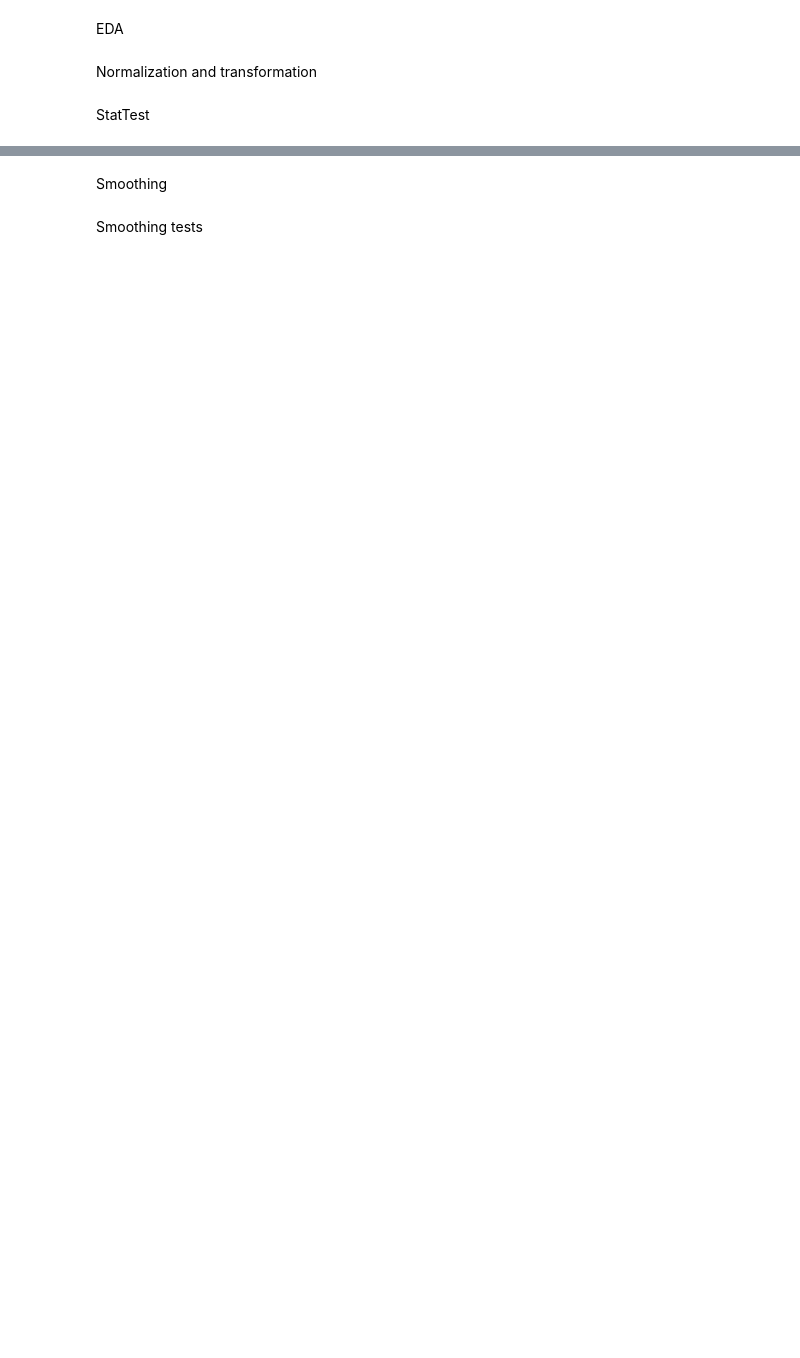
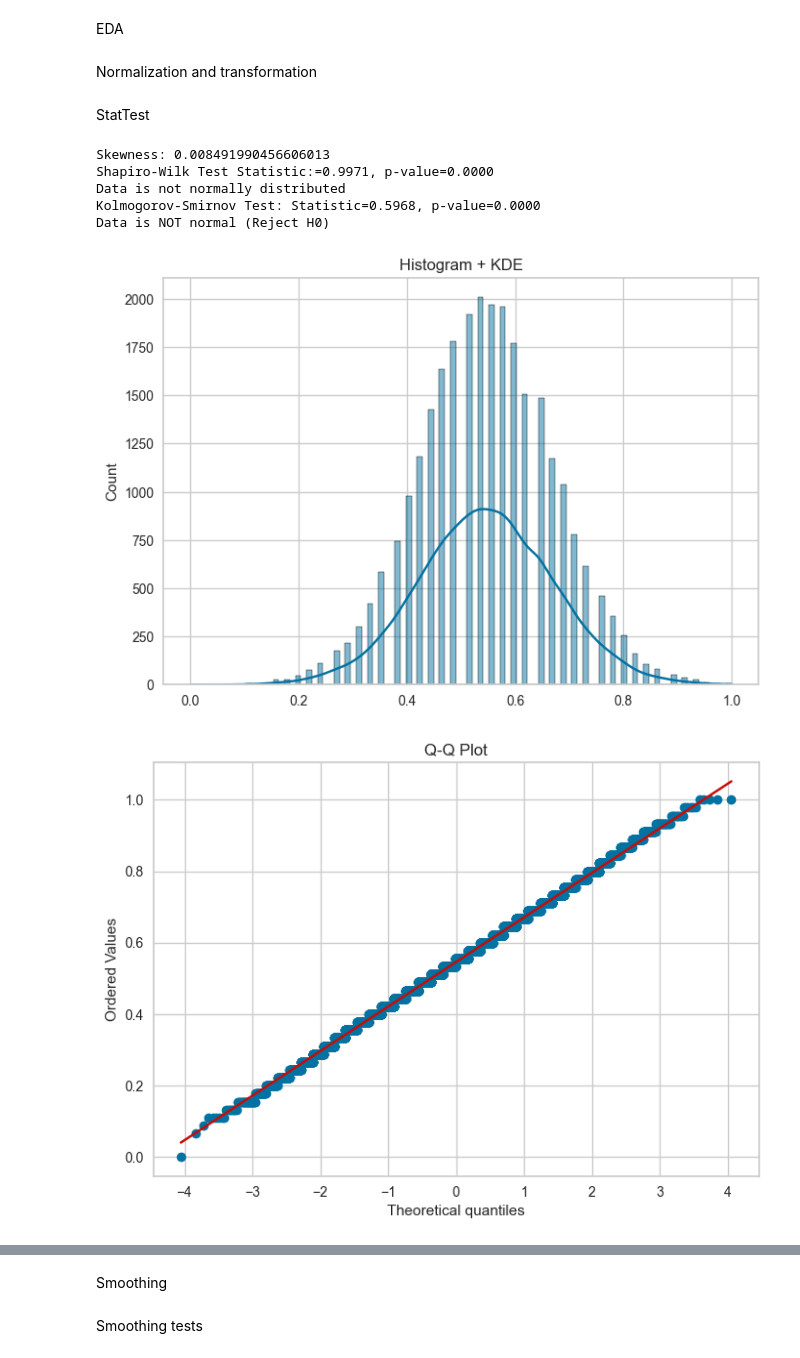
Before and after one commit to SpartanFOU/Thesis-Project, a Jupyter notebook: main.ipynb, the cells around one changed output, grey strips where cells are left out. Saved outputs shown, nothing was run; the diff lists cells and outputs as text; code cells hidden in the pictures; blank space fills up the shorter version.

```diff
--- a/main.ipynb
+++ b/main.ipynb
@@ -17,10 +17,10 @@ Import, NAN filter
 # %%
 from utils import load_raw
 importer=load_raw.DataFrameImporter()
-importer.load("0225","data/test 0225.csv")
+importer.load("Data","data/Data Thesis.csv")
 #importer.NOK_Cleaning("100k",True)
-importer.NAN_Cleaning("0225")
-df1 = importer.get_dataframe("0225")
-df1=df1[columns]
+importer.NAN_Cleaning("Data")
+df = importer.get_dataframe("Data")
+df.head()
 # %% [markdown]
 Outliers filter
@@ -27,6 +84,6 @@ Outliers filter
 # %%
 from preprocess.outlier_filter import filter
-df1_filtered=filter(df1,outputs)
-inclination_toBD_original=df1_filtered[outputs[0]]
+df_filtered=filter(df,outputs)
+inclination_toBD_original=df_filtered[outputs[0]]
 # %% [markdown]
 Comparison of original and filtered data
@@ -61,12 +121,20 @@ scaler = RobustScaler().fit(inclination_toBD_original.values.reshape(-1, 1))
 from sklearn.preprocessing import MinMaxScaler
 scaler = MinMaxScaler().fit(inclination_toBD_original.values.reshape(-1, 1))
 # %%
-inclination_toBD_original_scaled=scaler.transform(inclination_toBD_original.values.reshape(-1, 1)).flatten()
+inclination_toBD_scaled=scaler.transform(inclination_toBD_original.values.reshape(-1, 1)).flatten()
 # %% [markdown]
 StatTest
 # %%
 from evaluation import statests
 import importlib
 importlib.reload(statests)
-statests.test_autoregression(inclination_toBD_original_scaled)
+statests.test_autoregression(inclination_toBD_scaled)
 #statests.breakpoints(inclination_toBD_original_scaled)
+# %% [output]
+Skewness: 0.008491990456606013
+Shapiro-Wilk Test Statistic:=0.9971, p-value=0.0000
+Data is not normally distributed
+Kolmogorov-Smirnov Test: Statistic=0.5968, p-value=0.0000
+Data is NOT normal (Reject H0)
+[figure, added]
+[figure, added]
```
Also changed, not shown: parts of 24 cells of this notebook, 23 other files.
